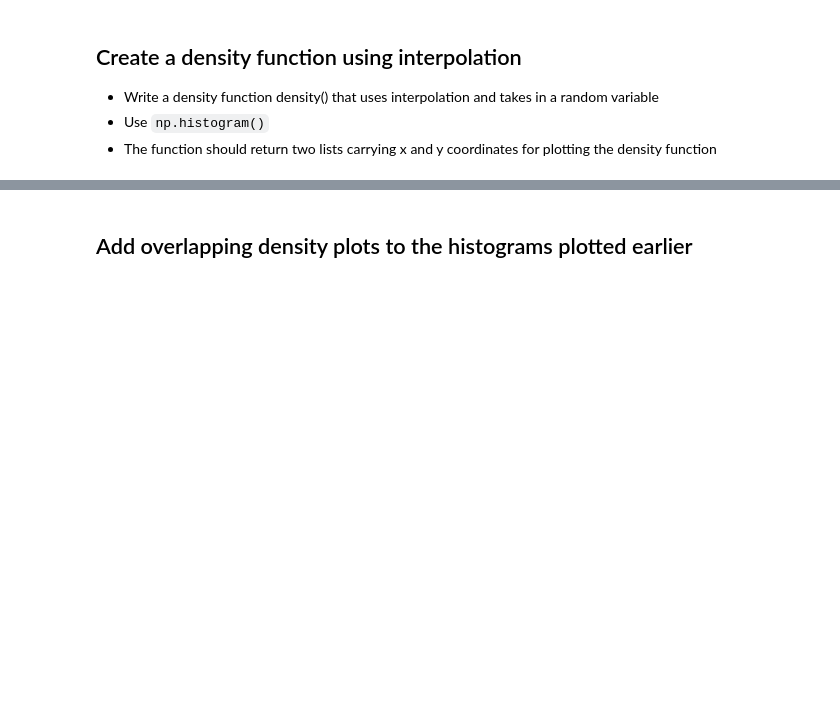
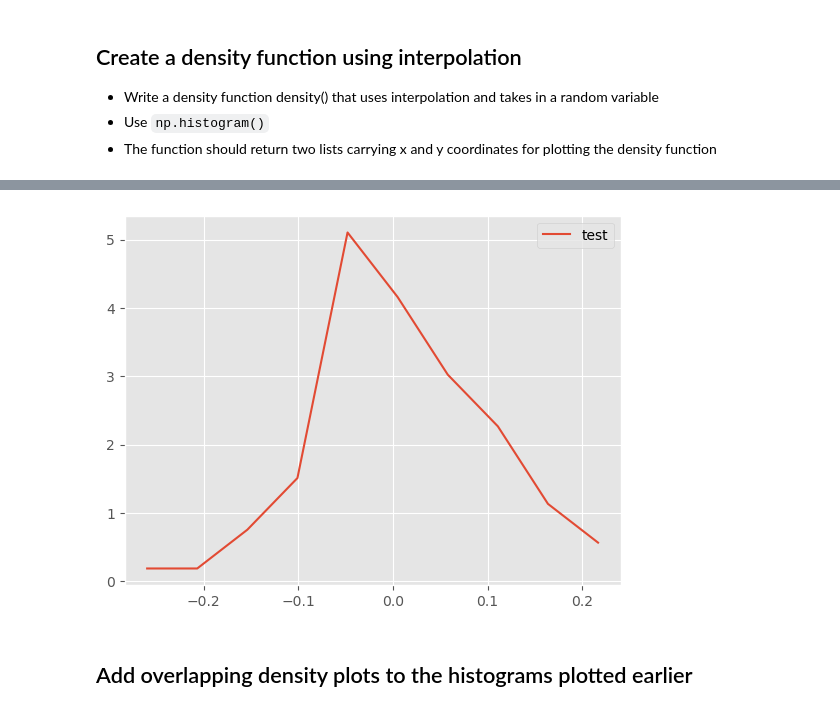
Before and after one commit to learn-co-curriculum/probability-density-functions-lab, a Jupyter notebook: index.ipynb, the cells around one changed output, grey strips where cells are left out. Drawn from its saved outputs; the diff is of its cells as text; code cells hidden in the pictures; blank space fills up the shorter version.

```diff
--- a/index.ipynb
+++ b/index.ipynb
@@ -87,3 +137,33 @@ def density(x):
+# %%
+# __SOLUTION__
+
+def density(x):
+
+    n, bins = np.histogram(x, 10, density=1)
+    # Initialize numpy arrays with zeros to store interpolated values
+    pdfx = np.zeros(n.size)
+    pdfy = np.zeros(n.size)
+
+    # Interpolate through histogram bins
+    # identify middle point between two neighbouring bins, in terms of x and y coords
+    for k in range(n.size):
+        pdfx[k] = 0.5*(bins[k]+bins[k+1])
+        pdfy[k] = n[k]
+
+    # plot the calculated curve
+    return pdfx, pdfy
+
+
+# Generate test data and test the function
+np.random.seed(5)
+mu, sigma = 0, 0.1 # mean and standard deviation
+s = np.random.normal(mu, sigma, 100)
+x,y = density(s)
+plt.plot(x,y, label = 'test')
+plt.legend()
+plt.show()
+# %% [output]
+[figure, added]
 # %% [markdown]
 ## Add overlapping density plots to the histograms plotted earlier
 # %%
```
Also changed, not shown: parts of 18 cells of this notebook.
